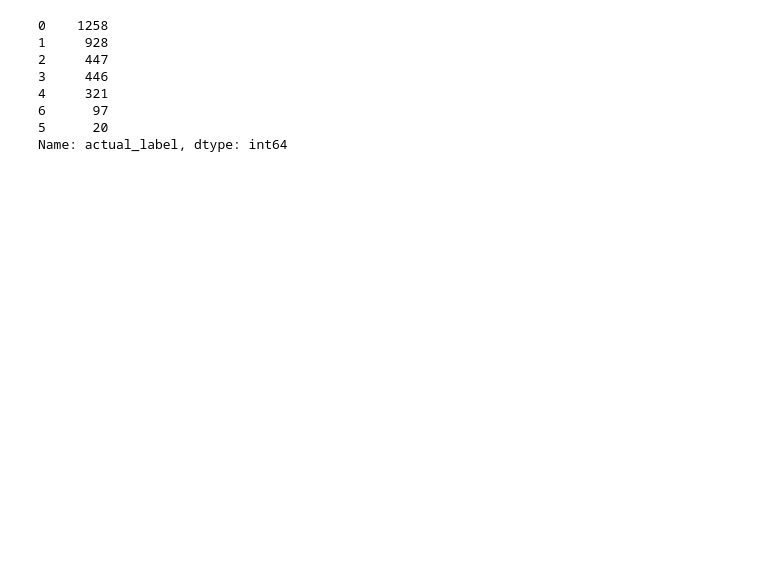
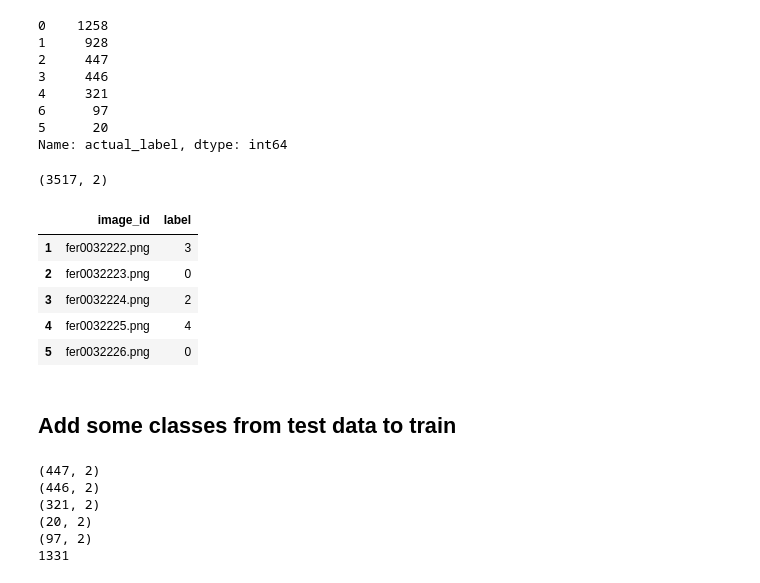
Before and after one commit to Emilien-mipt/fer-pytorch, a Jupyter notebook: FERplus_dataset/create_labels.ipynb, the cells around one changed output. Drawn from its saved outputs; the diff is of its cells as text; code cells hidden in the pictures; blank space fills up the shorter version.

```diff
--- a/FERplus_dataset/create_labels.ipynb
+++ b/FERplus_dataset/create_labels.ipynb
@@ -224,8 +250,7 @@ test_df['actual_label'].value_counts()
 5      20
 Name: actual_label, dtype: int64
 # %%
-test_df = test_df[test_df.actual_label != 7]
-test_df = test_df[test_df.actual_label != 8]
+test_df = test_df.loc[(test_df.actual_label != 7) & (test_df.actual_label != 8)]
 test_df['actual_label'].value_counts()
 # %% [output]
 0    1258
@@ -238,4 +263,13 @@ test_df['actual_label'].value_counts()
 Name: actual_label, dtype: int64
 # %%
 new_test_df = pd.DataFrame({'image_id': test_df.iloc[:, 0], 'label': test_df.actual_label})
-new_test_df.to_csv('new_test.csv', index=False)
+print(new_test_df.shape)
+new_test_df.head()
+# %% [output]
+(3517, 2)
+|  | image_id | label |
+| 1 | fer0032222.png | 3 |
+| 2 | fer0032223.png | 0 |
+| 3 | fer0032224.png | 2 |
+| 4 | fer0032225.png | 4 |
+| 5 | fer0032226.png | 0 |
@@ -241,0 +278,2 @@ new_test_df.to_csv('new_test.csv', index=False)
+# %% [markdown]
+## Add some classes from test data to train
@@ -241,0 +286,14 @@ new_test_df.to_csv('new_test.csv', index=False)
+# %%
+print(test_surprise.shape)
+print(test_sadness.shape)
+print(test_anger.shape)
+print(test_disgust.shape)
+print(test_fear.shape)
+print(test_surprise.shape[0] + test_sadness.shape[0] + test_anger.shape[0] + test_disgust.shape[0] + test_fear.shape[0])
+# %% [output]
+(447, 2)
+(446, 2)
+(321, 2)
+(20, 2)
+(97, 2)
+1331
```
Also changed, not shown: parts of 27 cells of this notebook, 20 other files.
